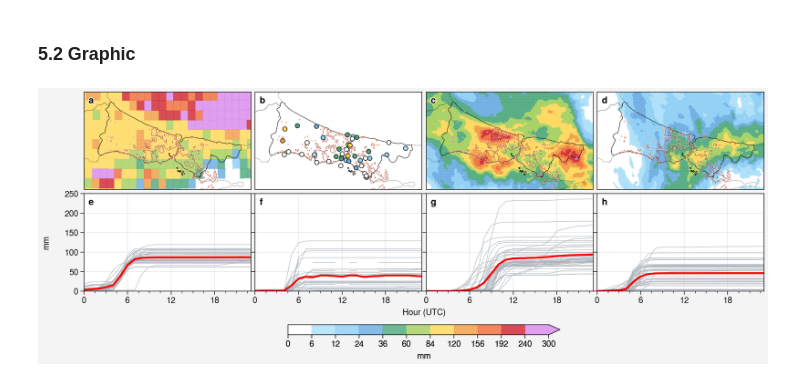
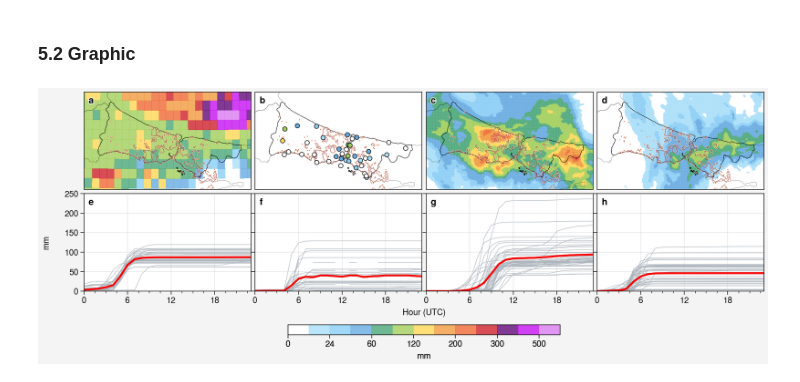
Before and after one commit to donmezkutay/Urban-Precipitation-Article-Istanbul, a Jupyter notebook: combined_verification.ipynb, the cells around one changed output. Saved outputs shown, nothing was run; the diff lists cells and outputs as text; code cells hidden in the pictures.

```diff
--- a/combined_verification.ipynb
+++ b/combined_verification.ipynb
@@ -499,7 +499,11 @@ nws_precip_colors_total = [
     "#f29a3e",
     "#ef6934",
     "#cf212a",
-    "#d886eb"]
+    "#620878",
+    "#c611f2",
+    "#db7cf2"
+
+]
 cmap = ListedColormap(nws_precip_colors_total)
 # %%
 # add shapefiles
@@ -522,7 +526,7 @@ fig_array = [[1, 2, 3, 4],
             ]
 graphic_no = 8
 
-clevs_total = [0, 6, 12, 24, 36, 60, 84, 120, 156, 192, 240, 300]
+clevs_total = [0, 12, 24, 36, 60, 84, 120, 156, 200, 250, 300, 350, 500, 650]
 norm = BoundaryNorm(clevs_total,
                     ncolors=cmap.N,
                     clip=True)
@@ -580,7 +584,8 @@ for t in range(int(graphic_no/2)):
                             norm=norm,
                             zorder = 0.2,
                             alpha=0.8,
-                            extend = 'max')
+                            #extend = 'max'
+                                )
     elif t == 3:
         mesh = axs[t].pcolormesh(dt_gfs_sum_urban_ens['lon'],
                             dt_gfs_sum_urban_ens['lat'],
@@ -589,7 +594,8 @@ for t in range(int(graphic_no/2)):
                             norm=norm,
                             zorder = 0.2,
                             alpha=0.8,
-                            extend = 'max')
+                            #extend = 'max'
+                                )
 
     elif t == 0:
         mesh = axs[t].pcolormesh(imerg_sum['lon'],
@@ -599,7 +605,8 @@ for t in range(int(graphic_no/2)):
                             norm=norm,
                             zorder = 0.2,
                             alpha=0.8,
-                            extend = 'max')
+                            #extend = 'max'
+                                )
 
     elif t == 1:
         mesh = axs[t].scatter( metadata['x'].values,
@@ -638,33 +645,33 @@ for i in range(4, int(graphic_no)):
 
                      )
 
     lp_mean = axs[i].plot(dts_mean[i-4].reset_index(drop=True).values,
                           colors='red', lw=2,
                           path_effects=path_effect,
                     )
     #axs[i].format(xformatter='%H')
     axs[i].set_ylim([vmin, vmax])
     axs[i].set_xlabel('Hour (UTC)')
     axs[i].set_ylabel('mm')
     axs[i].set_yticks([0, 50, 100, 150, 200, 250])
     axs[i].set_xticks([0, 6, 12, 18])
 
 axs[5:].format(ytickminor=False, ylabel='')
 
 # colorbar
 cbar = fig.colorbar(mesh,
                     label='mm',
                     ticks = ticks,
                     loc = 'b',
                     shrink = 0.4,
                     width = 0.15,
-                    extend = 'max'
-                    #col=2
+                    #col=2,
+                    #extend='max'
                    )
 
 #save figure
 plt.savefig(r'pictures/combined_verification.jpeg',
             bbox_inches='tight', optimize=True,
             progressive=True, dpi=1000)
 # %% [output]
-[figure, old version]
+[figure, new version]
```
Also changed, not shown: parts of 2 cells of this notebook, 9 other files.
